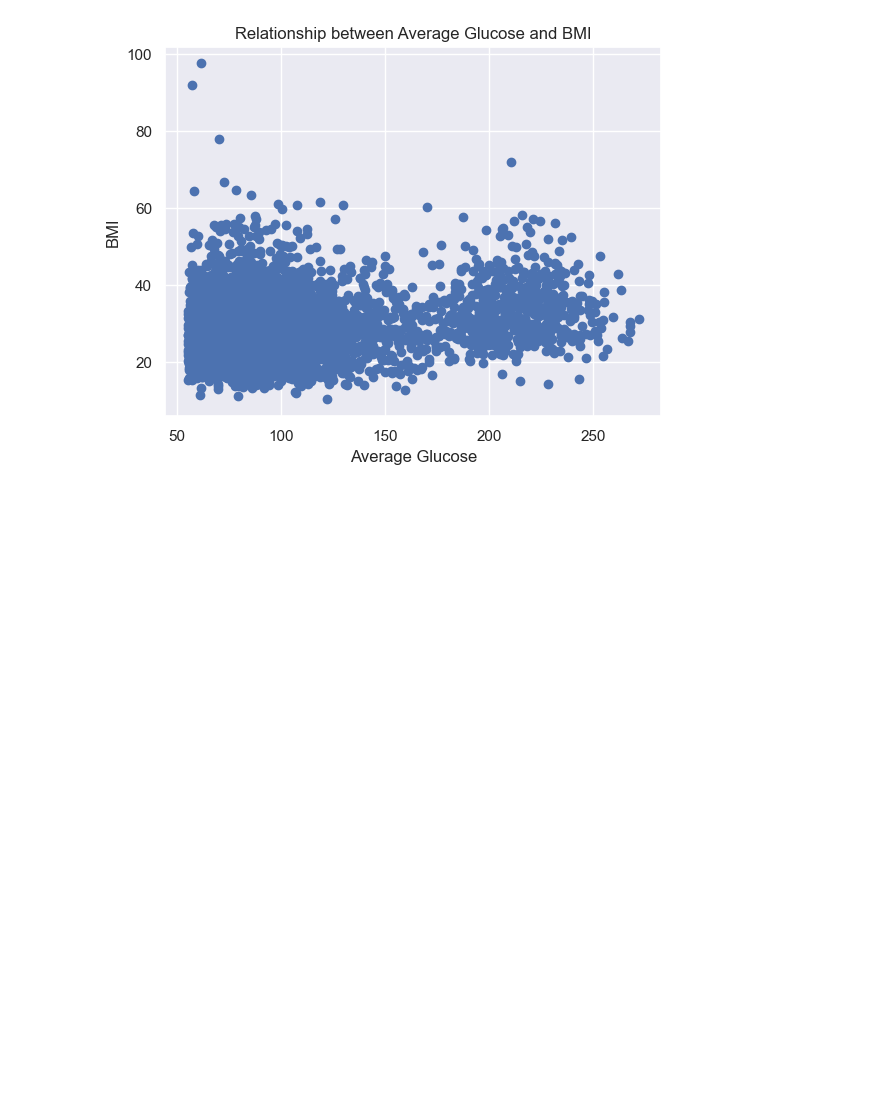
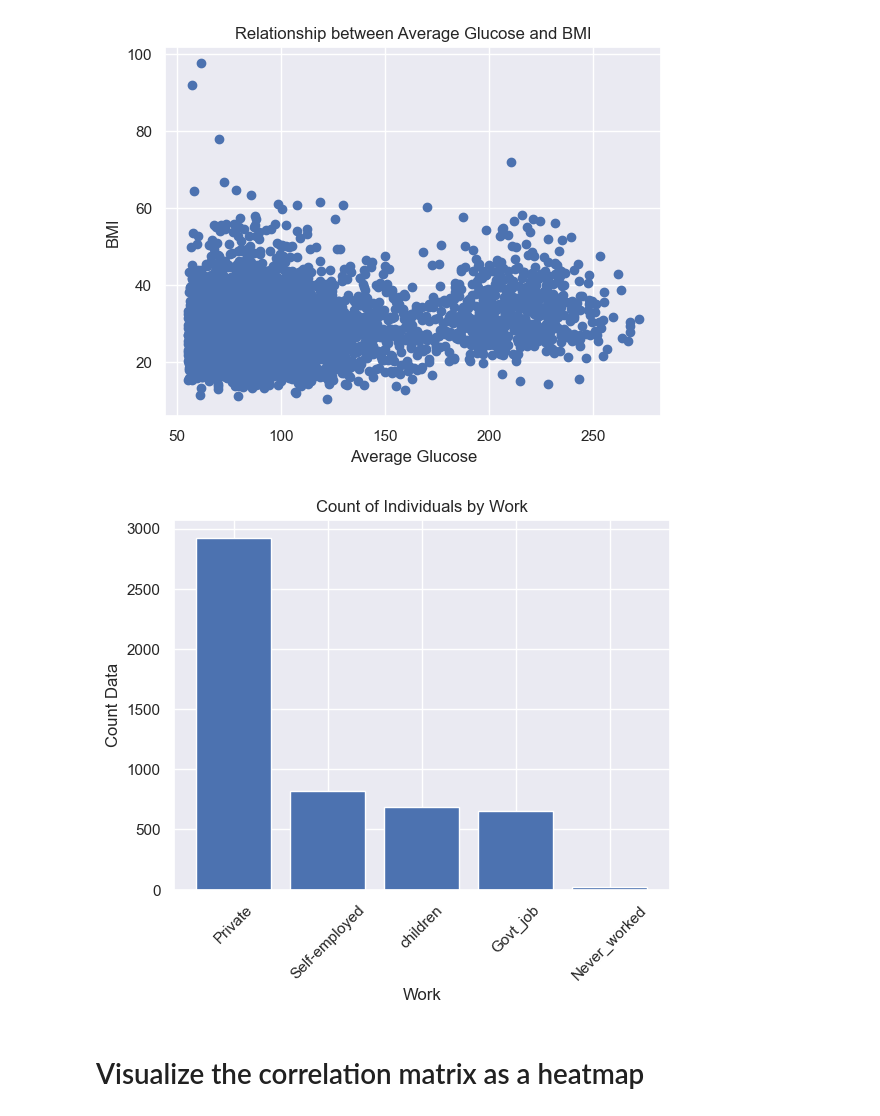
Before and after one commit to sprasamedia/jupyter-practice, a Jupyter notebook: jupyter1.ipynb, the cells around one changed output. Saved outputs shown, nothing was run; the diff lists cells and outputs as text; code cells hidden in the pictures; blank space fills up the shorter version.

```diff
--- a/jupyter1.ipynb
+++ b/jupyter1.ipynb
@@ -108,3 +108,15 @@ plt.title('Relationship between Average Glucose and BMI')
 plt.show()
 # %% [output]
 [figure]
+# %%
+#  create a bar chat
+plt.bar(df['work'].value_counts().index, df['work'].value_counts().values)
+plt.xlabel('Work')
+plt.ylabel('Count Data')
+plt.title('Count of Individuals by Work')
+plt.xticks(rotation=45)
+plt.show()
+# %% [output]
+[figure, added]
+# %% [markdown]
+# Visualize the correlation matrix as a heatmap
```
Also changed, not shown: parts of 20 cells of this notebook.
